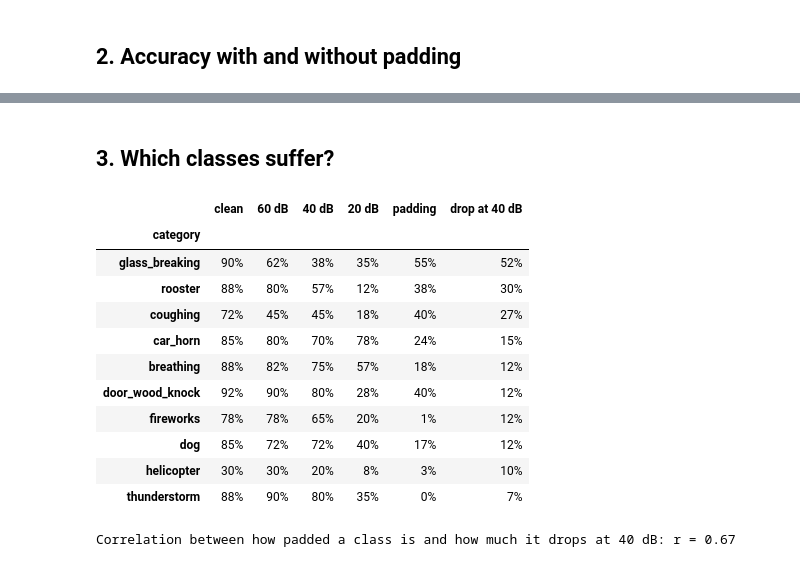
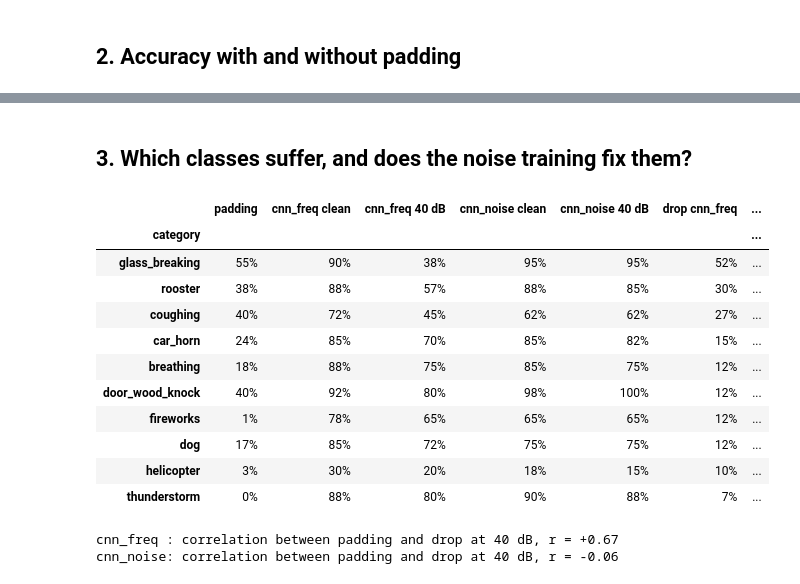
Before and after one commit to victor-merino-hub/audiolab, a Jupyter notebook: notebooks/05_esc50_robustness.ipynb, the cells around one changed output, grey strips where cells are left out. Drawn from its saved outputs; the diff is of its cells as text; code cells hidden in the pictures.

```diff
--- a/notebooks/05_esc50_robustness.ipynb
+++ b/notebooks/05_esc50_robustness.ipynb
@@ -34,7 +39,7 @@ meta = load_metadata(ROOT)
 y = meta.target.to_numpy()
 folds = meta.fold.to_numpy()
 class_names = meta.drop_duplicates("target").set_index("target").category.sort_index()
-MODELS = DATA / "models" / "cnn_freq"
+MODELS = {"cnn_freq": "trained on clean clips", "cnn_noise": "trained with background noise"}
 make_model = lambda: AudioCNN(n_classes=50, n_freq=128, keep_frequency=True)
 # %% [markdown]
 ## 1. Spectrograms with background noise
@@ -69,16 +74,17 @@ Padded clips (>10% digital silence): 404 | not padded: 1596
 # %% [markdown]
 ## 2. Accuracy with and without padding
 # %%
-preds = {name: predict_with_saved_folds(MODELS, make_model, S, folds) for name, S in spectrograms.items()}
+preds = {(model, cond): predict_with_saved_folds(DATA / "models" / model, make_model, S, folds)
+         for model in MODELS for cond, S in spectrograms.items()}
 
 gpu = np.load(DATA / "results" / "cnn_freq_gpu.npz")["pred"]
-assert np.array_equal(preds["clean"], gpu), "the saved models must reproduce the training predictions"
+assert np.array_equal(preds["cnn_freq", "clean"], gpu), "the saved models must reproduce the training predictions"
 
 rows = []
-for name, p in preds.items():
+for (model, cond), p in preds.items():
     ok = p == y
-    rows.append({"condition": name, "all clips": ok.mean(),
+    rows.append({"model": model, "condition": cond, "all clips": ok.mean(),
                  "padded clips": ok[padded].mean(), "not padded (control)": ok[~padded].mean()})
-table = pd.DataFrame(rows).set_index("condition")
+table = pd.DataFrame(rows).set_index(["model", "condition"])
 table.style.format("{:.1%}")
 # %% [output]
@@ -112,27 +124,34 @@ plt.show()
 # %% [markdown]
-## 3. Which classes suffer?
+## 3. Which classes suffer, and does the noise training fix them?
 # %%
-per_class = pd.DataFrame({name: pd.Series(p == y).groupby(y).mean() for name, p in preds.items()})
-per_class.index = class_names
-per_class["padding"] = pd.Series(zero_frac).groupby(y).mean().to_numpy()
-per_class["drop at 40 dB"] = per_class["clean"] - per_class["40 dB"]
-(per_class.sort_values("drop at 40 dB", ascending=False).head(10)
- .style.format("{:.0%}"))
+acc_class = lambda p: pd.Series(p == y).groupby(y).mean().to_numpy()
+per_class = pd.DataFrame({
+    "padding": pd.Series(zero_frac).groupby(y).mean().to_numpy(),
+    "cnn_freq clean": acc_class(preds["cnn_freq", "clean"]),
+    "cnn_freq 40 dB": acc_class(preds["cnn_freq", "40 dB"]),
+    "cnn_noise clean": acc_class(preds["cnn_noise", "clean"]),
+    "cnn_noise 40 dB": acc_class(preds["cnn_noise", "40 dB"]),
+}, index=class_names)
+per_class["drop cnn_freq"] = per_class["cnn_freq clean"] - per_class["cnn_freq 40 dB"]
+per_class["drop cnn_noise"] = per_class["cnn_noise clean"] - per_class["cnn_noise 40 dB"]
+per_class.sort_values("drop cnn_freq", ascending=False).head(10).style.format("{:.0%}")
 # %% [output]
-|  | clean | 60 dB | 40 dB | 20 dB | padding | drop at 40 dB |
-| category |  |  |  |  |  |  |
-| glass_breaking | 90% | 62% | 38% | 35% | 55% | 52% |
-| rooster | 88% | 80% | 57% | 12% | 38% | 30% |
-| coughing | 72% | 45% | 45% | 18% | 40% | 27% |
-| car_horn | 85% | 80% | 70% | 78% | 24% | 15% |
-| breathing | 88% | 82% | 75% | 57% | 18% | 12% |
-| door_wood_knock | 92% | 90% | 80% | 28% | 40% | 12% |
-| fireworks | 78% | 78% | 65% | 20% | 1% | 12% |
-| dog | 85% | 72% | 72% | 40% | 17% | 12% |
-| helicopter | 30% | 30% | 20% | 8% | 3% | 10% |
-| thunderstorm | 88% | 90% | 80% | 35% | 0% | 7% |
+|  | padding | cnn_freq clean | cnn_freq 40 dB | cnn_noise clean | cnn_noise 40 dB | drop cnn_freq | ... |
+| category |  |  |  |  |  |  | ... |
+| glass_breaking | 55% | 90% | 38% | 95% | 95% | 52% | ... |
+| rooster | 38% | 88% | 57% | 88% | 85% | 30% | ... |
+| coughing | 40% | 72% | 45% | 62% | 62% | 27% | ... |
+| car_horn | 24% | 85% | 70% | 85% | 82% | 15% | ... |
+| breathing | 18% | 88% | 75% | 85% | 75% | 12% | ... |
+| door_wood_knock | 40% | 92% | 80% | 98% | 100% | 12% | ... |
+| fireworks | 1% | 78% | 65% | 65% | 65% | 12% | ... |
+| dog | 17% | 85% | 72% | 75% | 75% | 12% | ... |
+| helicopter | 3% | 30% | 20% | 18% | 15% | 10% | ... |
+| thunderstorm | 0% | 88% | 80% | 90% | 88% | 7% | ... |
 # %%
-r = np.corrcoef(per_class["padding"], per_class["drop at 40 dB"])[0, 1]
-print(f"Correlation between how padded a class is and how much it drops at 40 dB: r = {r:.2f}")
+for model in MODELS:
+    r = np.corrcoef(per_class["padding"], per_class[f"drop {model}"])[0, 1]
+    print(f"{model:9s}: correlation between padding and drop at 40 dB, r = {r:+.2f}")
 # %% [output]
-Correlation between how padded a class is and how much it drops at 40 dB: r = 0.67
+cnn_freq : correlation between padding and drop at 40 dB, r = +0.67
+cnn_noise: correlation between padding and drop at 40 dB, r = -0.06
```
Also changed, not shown: parts of 5 cells of this notebook, 2 other files.
